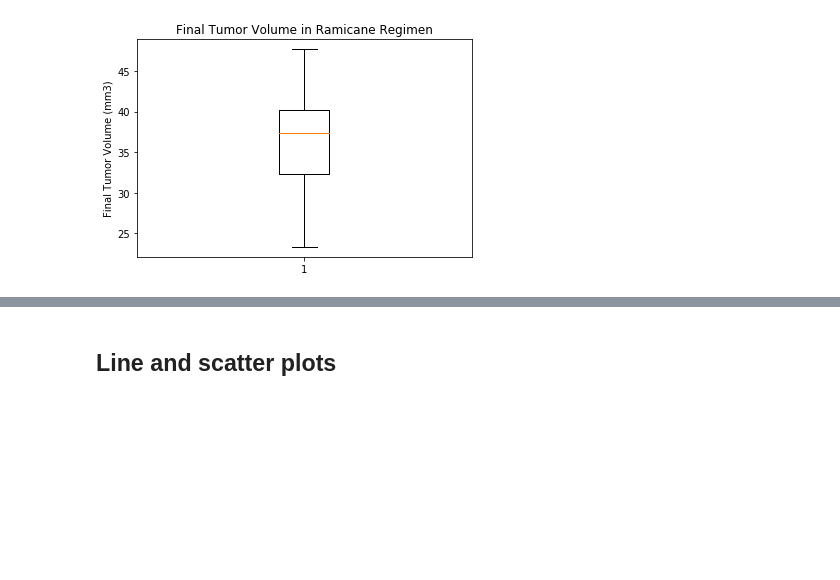
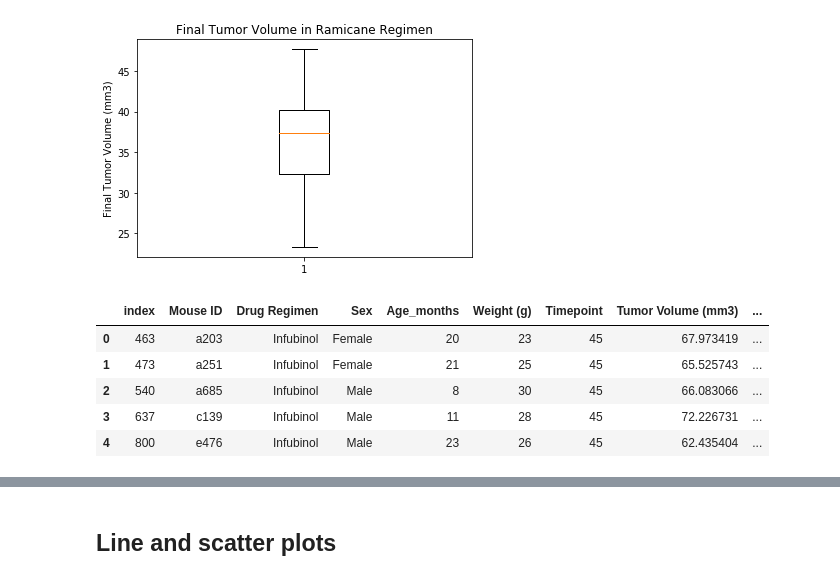
Before and after one commit to nguyenpe17/Matplotlib-The-Power-of-Plots, a Jupyter notebook: pymaceuticals_starter.ipynb, the cells around one changed output, grey strips where cells are left out. Drawn from its saved outputs; the diff is of its cells as text; code cells hidden in the pictures; blank space fills up the shorter version.

```diff
--- a/pymaceuticals_starter.ipynb
+++ b/pymaceuticals_starter.ipynb
@@ -292,3 +292,14 @@ ax1.boxplot(cap_list)
 plt.show()
 # %% [output]
 [figure]
+# %%
+# Select data for Infubinol regimen and reset index
+inf_data_df = max_df[max_df['Drug Regimen'].isin(['Infubinol'])]
+inf_data_df.head().reset_index()
+# %% [output]
+|  | index | Mouse ID | Drug Regimen | Sex | Age_months | Weight (g) | Timepoint | Tumor Volume (mm3) | ... |
+| 0 | 463 | a203 | Infubinol | Female | 20 | 23 | 45 | 67.973419 | ... |
+| 1 | 473 | a251 | Infubinol | Female | 21 | 25 | 45 | 65.525743 | ... |
+| 2 | 540 | a685 | Infubinol | Male | 8 | 30 | 45 | 66.083066 | ... |
+| 3 | 637 | c139 | Infubinol | Male | 11 | 28 | 45 | 72.226731 | ... |
+| 4 | 800 | e476 | Infubinol | Male | 23 | 26 | 45 | 62.435404 | ... |
```
Also changed, not shown: parts of 8 cells of this notebook.
